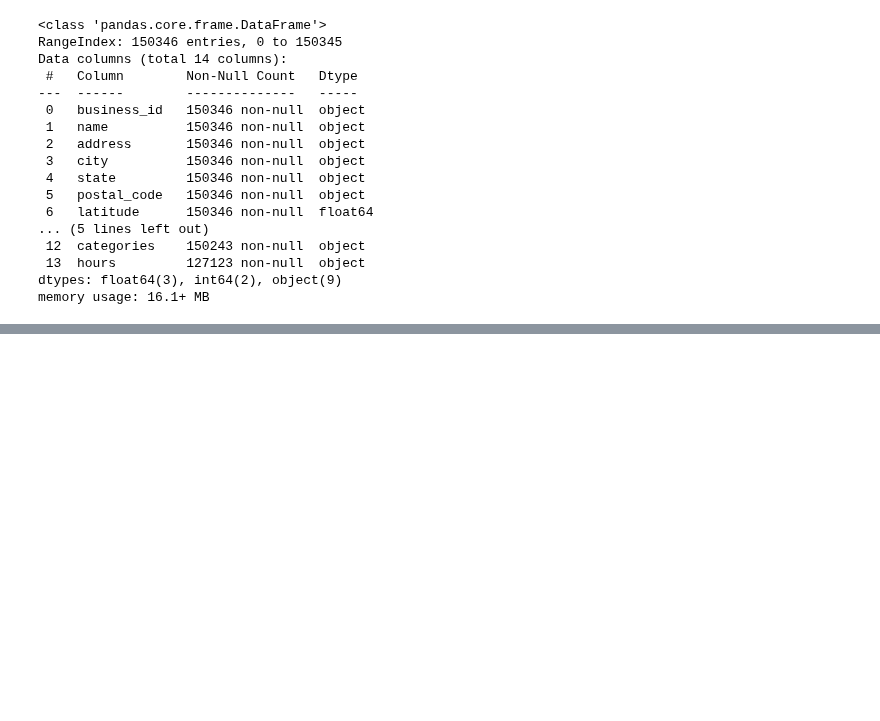
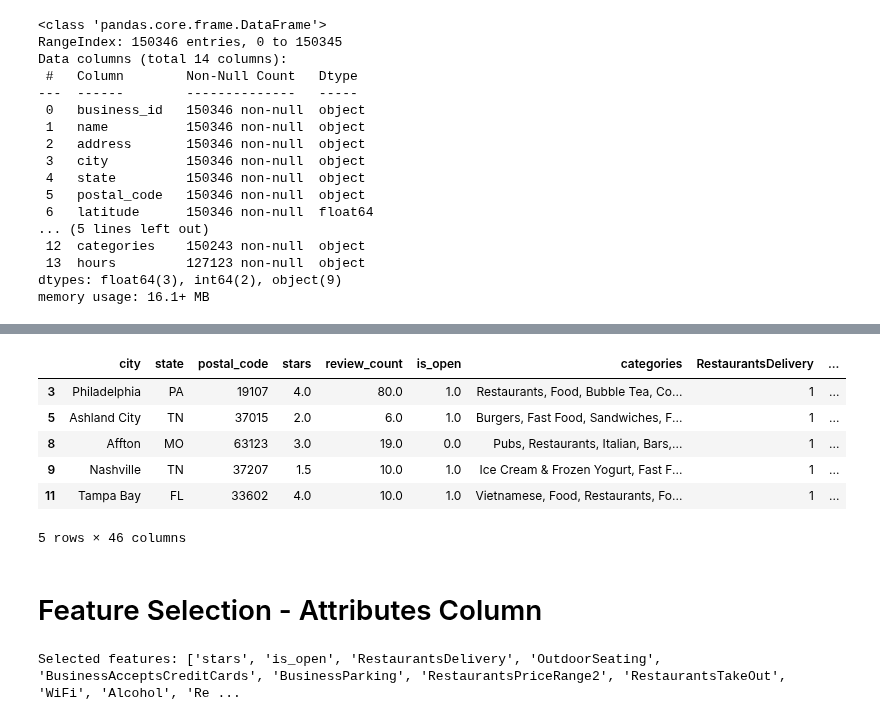
Before and after one commit to jmohsbeck1/jpmc_mle, a Jupyter notebook: DataDazzlers_DineOracle.ipynb, the cells around one changed output, grey strips where cells are left out. Cells and saved outputs as stored; diff of their text form; code cells hidden in the pictures; blank space fills up the shorter version.

```diff
--- a/DataDazzlers_DineOracle.ipynb
+++ b/DataDazzlers_DineOracle.ipynb
@@ -198,0 +158,17 @@ gdf.plot(ax = world.plot(figsize = (10, 10)), color = 'red', markersize = 10)
+# %%
+from pandas.io.json import json_normalize
+
+# Use json_normalize() function to normalize the JSON column
+normalized_df = json_normalize(business['attributes'])
+
+# Merge the new DataFrame with the original DataFrame and fill missing values with 0
+business_normalized = pd.concat([business, normalized_df], axis=1)
+business_normalized.fillna(0, inplace=True)
+
+# Set value to 1 if present and 0 if absent
+business_normalized[normalized_df.columns] = business_normalized[normalized_df.columns].applymap(lambda x: 1 if x != 0 else 0)
+
+#drop attributes column
+business_normalized.drop(columns=['attributes'], inplace=True)
+
+business_normalized.info()
@@ -198,0 +193,42 @@ gdf.plot(ax = world.plot(figsize = (10, 10)), color = 'red', markersize = 10)
+# %%
+business_normalized.head()
+# %% [output]
+|  | city | state | postal_code | stars | review_count | is_open | categories | RestaurantsDelivery | ... |
+| 3 | Philadelphia | PA | 19107 | 4.0 | 80.0 | 1.0 | Restaurants, Food, Bubble Tea, Co... | 1 | ... |
+| 5 | Ashland City | TN | 37015 | 2.0 | 6.0 | 1.0 | Burgers, Fast Food, Sandwiches, F... | 1 | ... |
+| 8 | Affton | MO | 63123 | 3.0 | 19.0 | 0.0 | Pubs, Restaurants, Italian, Bars,... | 1 | ... |
+| 9 | Nashville | TN | 37207 | 1.5 | 10.0 | 1.0 | Ice Cream & Frozen Yogurt, Fast F... | 1 | ... |
+| 11 | Tampa Bay | FL | 33602 | 4.0 | 10.0 | 1.0 | Vietnamese, Food, Restaurants, Fo... | 1 | ... |
+5 rows × 46 columns
+# %% [markdown]
+# Feature Selection - Attributes Column
+# %%
+from sklearn.feature_selection import SelectKBest, f_classif
+
+#NOTE: Add to sample it because of memory restrictions
+business_feature_selection = business_normalized.sample(n=25000, random_state=42)
+
+# Separate the features and the target variable
+X = business_feature_selection.drop(['is_open','categories'], axis=1)
+y = business_feature_selection['is_open']
+
+# Assume df is the original dataframe with non-numerical columns
+# Get all non-numericafal columns and perform one-hot encoding
+non_numeric_cols = list(business_feature_selection.select_dtypes(exclude=['number', 'bool']).columns)
+one_hot_encoded = pd.get_dummies(business_feature_selection[non_numeric_cols])
+
+# Combine one-hot encoded columns with numerical columns
+numerical_cols = list(business_feature_selection.select_dtypes(include=['number', 'bool']).columns)
+X = pd.concat([business_feature_selection[numerical_cols], one_hot_encoded], axis=1)
+
+# Select the top 10 features using f_classif score
+selector = SelectKBest(score_func=f_classif, k=20)
+X_new = selector.fit_transform(X, y)
+
+# Get the selected feature names
+selected_features = X.columns[selector.get_support()]
+
+# Print the selected feature names
+print('Selected features:', list(selected_features))
+# %% [output]
+Selected features: ['stars', 'is_open', 'RestaurantsDelivery', 'OutdoorSeating', 'BusinessAcceptsCreditCards', 'BusinessParking', 'RestaurantsPriceRange2', 'RestaurantsTakeOut', 'WiFi', 'Alcohol', 'Re ...
```
Also changed, not shown: parts of 31 cells of this notebook.
